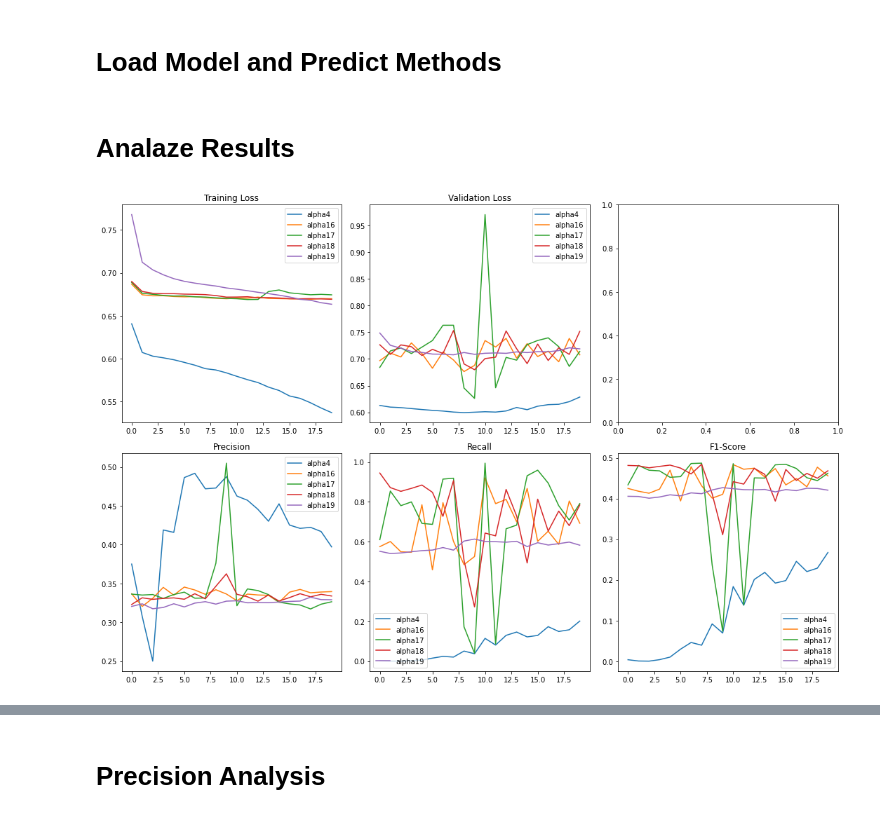
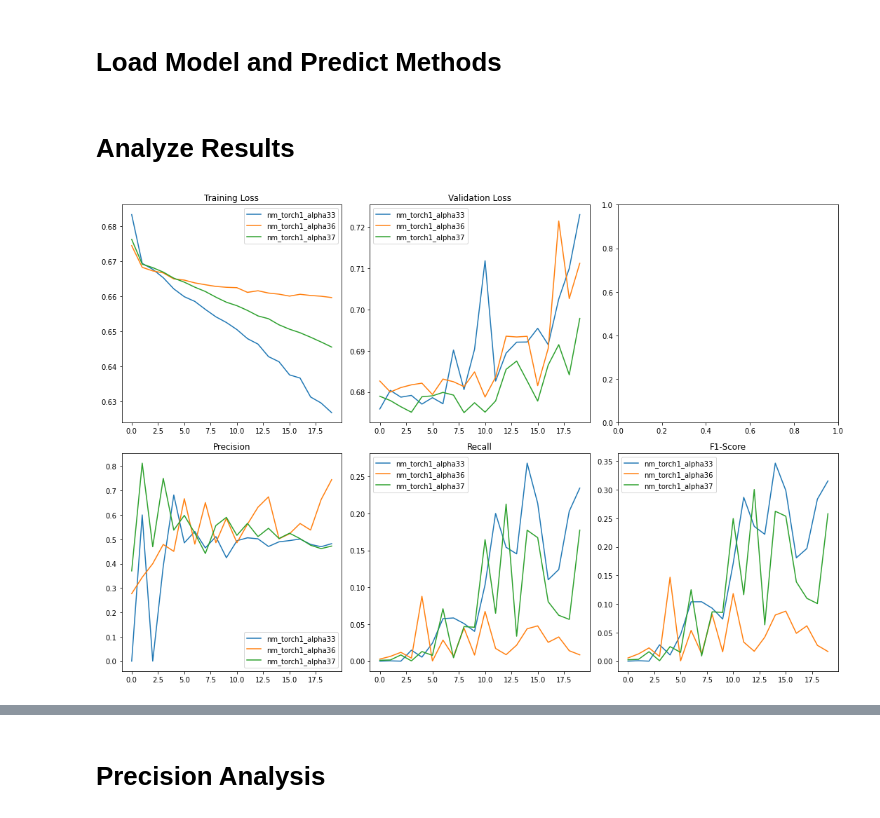
Before and after one commit to mads-swaps/swap-for-profit, a Jupyter notebook: playground/nicks/torch/py_torch_model_validation.ipynb, the cells around one changed output, grey strips where cells are left out. Cells and saved outputs as stored; diff of their text form; code cells hidden in the pictures.

Commit message:
scaler inclusion and torch model integration

```diff
--- a/playground/nicks/torch/py_torch_model_validation.ipynb
+++ b/playground/nicks/torch/py_torch_model_validation.ipynb
@@ -136,30 +204,49 @@ def predict(model, X, y, device='cpu', silent=False):
 
     return nn_results
 # %% [markdown]
-# Analaze Results
+# Analyze Results
 # %%
 import matplotlib.pyplot as plt
 
-model_ids=[ #'alpha1',
-            #'alpha2',
-            #'alpha3',
-            'alpha4',  # Data = 20210726
-            #'alpha5',  # Data = 20210726
-            #'alpha6',  # Data = 20210726
-            #'alpha7',  # Data = 20210729a
-            #'alpha8',  # Data = 20210801f
-            #'alpha9',  # Data = 20210801f
-            #'alpha10',  # Data = 20210801f -
-            #'alpha11',  # Data = 20210801f - CustomScaler1
-            #'alpha12',  # Data = 20210801f - CustomScaler1
-            #'alpha13',  # Data = 20210801f - NNModelEx
-            #'alpha14',
-            #'alpha15',
-            'alpha16',
-            'alpha17',
-            'alpha18',
-            'alpha19',
-          ]
+model_ids=[
+    #'alpha1',
+    #'alpha2',
+    #'alpha3',
+    #'alpha4',  # Data = 20210726
+    #'alpha5',  # Data = 20210726
+    #'alpha6',  # Data = 20210726
+    #'alpha7',  # Data = 20210729a
+    #'alpha8',  # Data = 20210801f
+    #'alpha9',  # Data = 20210801f
+    #'alpha10',  # Data = 20210801f -
+    #'alpha11',  # Data = 20210801f - CustomScaler1
+    #'alpha12',  # Data = 20210801f - CustomScaler1
+    #'alpha13',  # Data = 20210801f - NNModelEx
+    #'alpha14',
+    #'alpha15',
+    #'alpha16',
+    #'alpha17',
+    #'alpha18',
+    #'alpha19',
+    #'alpha20',  # Data = 20210806i - CustomScaler2
+    #'alpha21',
+    #'alpha22',
+    #'alpha23',
+    #'alpha24',
+    #'alpha25',
+    #'alpha26',
+    #'alpha27',
+    #'alpha28',
+    #'alpha29',
+    #'nm_torch1_alpha30',
+    #'nm_torch1_alpha31',
+    #'nm_torch1_alpha32',
+    'nm_torch1_alpha33',
+    #'nm_torch1_alpha34',
+    #'nm_torch1_alpha35',
+    'nm_torch1_alpha36',
+    'nm_torch1_alpha37',
+]
 
 fig,ax = plt.subplots(2,3,figsize=(15,10))
 ax[0][0].set_title("Training Loss")
@@ -168,7 +255,7 @@ ax[1][0].set_title("Precision")
 ax[1][1].set_title("Recall")
 ax[1][2].set_title("F1-Score")
 
-limit=20
+limit=50
 
 model_configs = []
 model_data = {}
@@ -184,31 +271,31 @@ for model_id in model_ids:
     tl = metrics[0]
     vl = metrics[1]
     p = metrics[2] if len(metrics)>2 else None
     r = metrics[3] if len(metrics)>3 else None
     f = metrics[4] if len(metrics)>4 else None
 
     model_data[model_id] = {'tl':tl, 'vl':vl, 'p':p, 'r':r, 'f':f}
 
     ax[0][0].plot(tl[:limit], label=model_id)
     ax[0][1].plot(vl[:limit], label=model_id)
     if p is not None:
         ax[1][0].plot(p[:limit], label=model_id)
     if r is not None:
         ax[1][1].plot(r[:limit], label=model_id)
     if f is not None:
         ax[1][2].plot(f[:limit], label=model_id)
 
 # ax1.set_ylim(0,0.02)
 #ax[0][1].set_ylim(0.5,2.5)
 # ax1.set_yscale('log')
 # ax2.set_yscale('log')
 
 ax[0][0].legend()
 ax[0][1].legend()
 ax[1][0].legend()
 ax[1][1].legend()
 ax[1][2].legend()
 plt.tight_layout()
 plt.show()
 # %% [output]
-[figure, old version]
+[figure, new version]
```
Also changed, not shown: parts of 7 cells of this notebook, 14 other files.
